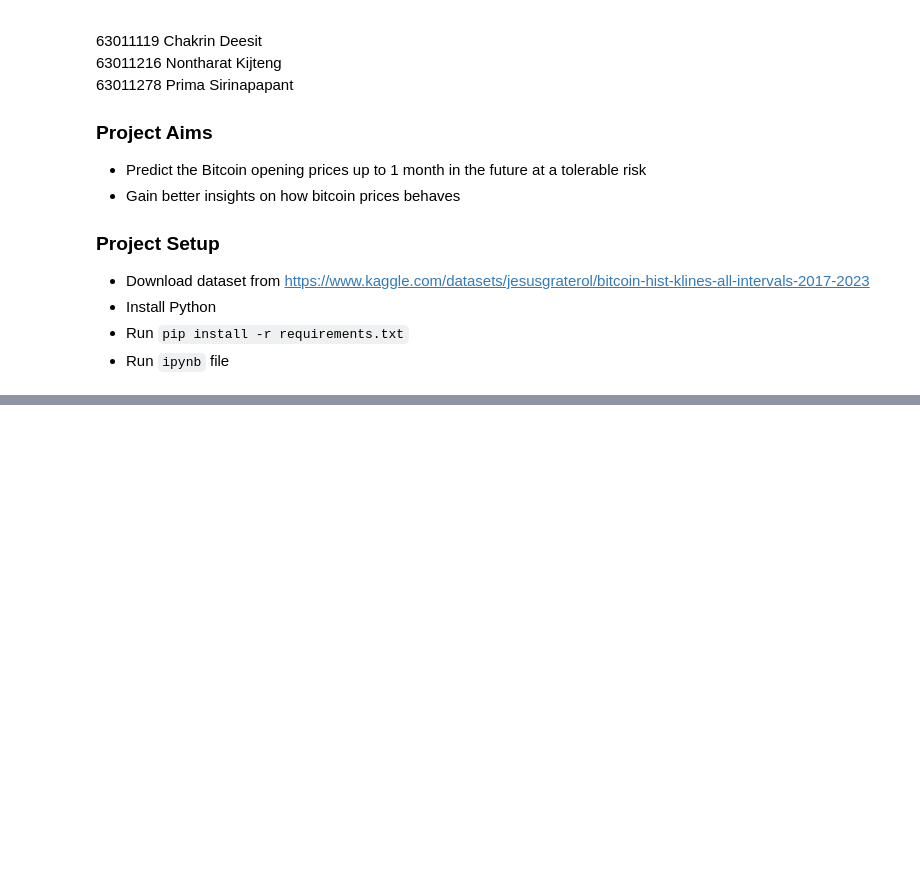
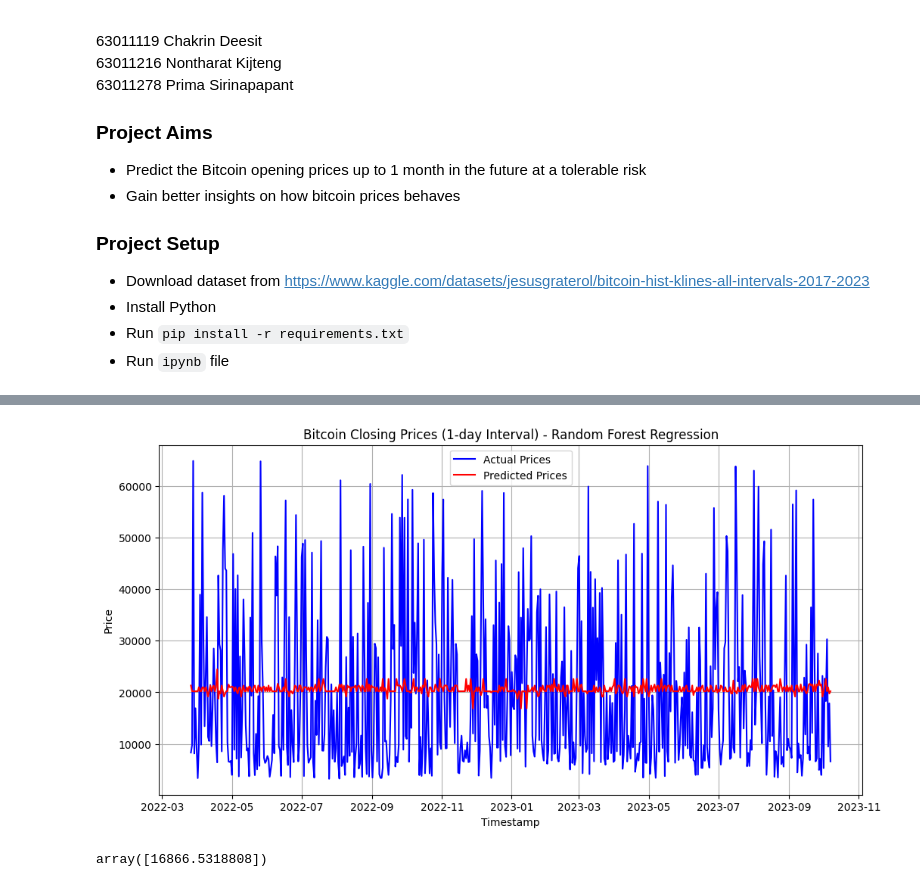
Before and after one commit to deeckn/bitcoin-predictions, a Jupyter notebook: main.ipynb, the cells around one changed output, grey strips where cells are left out. Saved outputs shown, nothing was run; the diff lists cells and outputs as text; code cells hidden in the pictures; blank space fills up the shorter version.

```diff
--- a/main.ipynb
+++ b/main.ipynb
@@ -218,0 +124,52 @@ plot_candlestick_chart("Bitcoin Price (3-months Interval)", interval_df_3mm)
+# %%
+from sklearn.model_selection import train_test_split
+
+def plot_price_predictions(title, interval_df, model, hyperparameters):
+    X = interval_df["CloseTimestamp"].values.astype(int).reshape(-1, 1)
+    y = interval_df["ClosePrice"]
+
+    X_train, X_test, y_train, y_test = train_test_split(X, y, test_size=0.25, random_state=RANDOM_STATE)
+
+    model.fit(X_train, y_train)
+
+    y_pred = model.predict(X_test)
+
+    plt.figure(figsize=(12, 6))
+    plt.plot(interval_df['CloseTimestamp'][-len(y_test):], y_test, color='blue', label='Actual Prices')
+    plt.plot(interval_df['CloseTimestamp'][-len(y_test):], y_pred, color='red', label='Predicted Prices')
+    plt.xlabel("Timestamp")
+    plt.ylabel("Price")
+    plt.title(title)
+    plt.legend()
+    plt.grid(True)
+    plt.show()
+
+    return model
+# %%
+hyperparameters = {
+    "n_estimators": 8,
+    "max_depth": 2,
+    "min_samples_leaf": 4,
+}
+
+random_forest_1d = RandomForestRegressor(
+    n_estimators=hyperparameters.get('n_estimators'),
+    max_depth=hyperparameters.get('max_depth'),
+    min_samples_leaf=hyperparameters.get('min_samples_leaf'),
+    random_state=RANDOM_STATE
+)
+
+trained_random_forest_1d = plot_price_predictions(
+    "Bitcoin Closing Prices (1-day Interval) - Random Forest Regression",
+    interval_df_1d,
+    random_forest_1d,
+    hyperparameters
+)
+# %% [output]
+[figure, added]
+# %%
+prediction = trained_random_forest_1d.predict([[1698996346000]])
+
+prediction
+# %% [output]
+array([16866.5318808])
```
Also changed, not shown: parts of 37 cells of this notebook.
